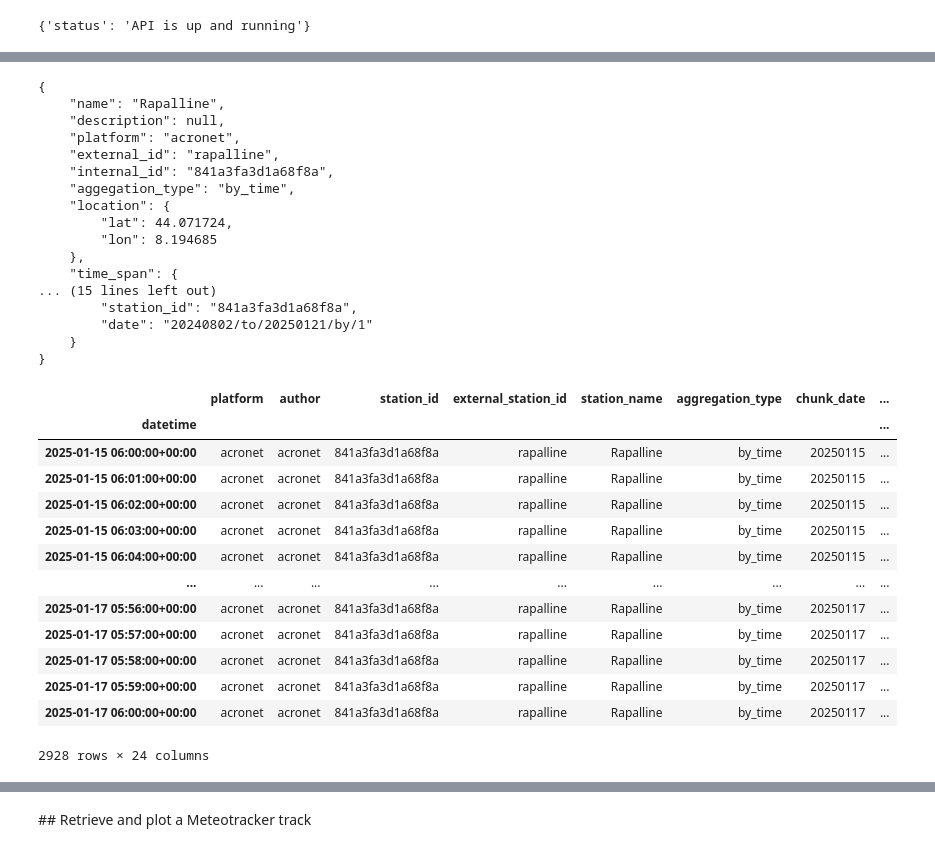
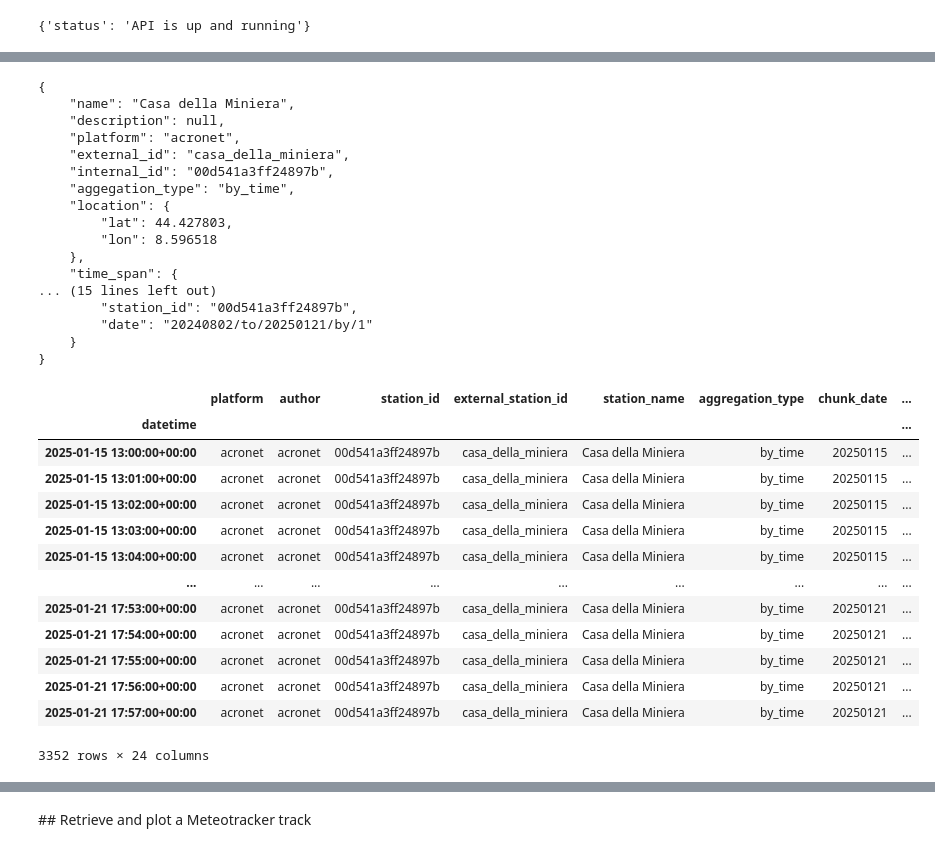
Before and after one commit to ecmwf/IonBeam, a Jupyter notebook: notebooks/api_tests/Quickstart.ipynb, the cells around one changed output, grey strips where cells are left out. Drawn from its saved outputs; the diff is of its cells as text; code cells hidden in the pictures.

```diff
--- a/notebooks/api_tests/Quickstart.ipynb
+++ b/notebooks/api_tests/Quickstart.ipynb
@@ -96,48 +96,49 @@ Stations with data in the last: (1 day, 0:00:00)
 # %%
 df = None
+now = datetime.now(UTC)
 if by_platform["acronet"]:
     example_station = by_platform["acronet"][0]
     print(json.dumps(example_station, indent = 4))
     args = {
-        "start_time" : (latest - timedelta(hours =  150)).isoformat(),
-        "end_time": latest.isoformat(),
+        "start_time" : (now - timedelta(hours =  150)).isoformat(),
+        "end_time": now.isoformat(),
     }
 
     data = api_get("retrieve", params = example_station["mars_selection"] | args | dict(format = "parquet"))
     df = pd.read_parquet(BytesIO(data.content))
 df
 # %% [output]
 {
-    "name": "Rapalline",
+    "name": "Casa della Miniera",
     "description": null,
     "platform": "acronet",
-    "external_id": "rapalline",
-    "internal_id": "841a3fa3d1a68f8a",
+    "external_id": "casa_della_miniera",
+    "internal_id": "00d541a3ff24897b",
     "aggegation_type": "by_time",
     "location": {
-        "lat": 44.071724,
-        "lon": 8.194685
+        "lat": 44.427803,
+        "lon": 8.596518
     },
     "time_span": {
 ... (15 lines left out)
-        "station_id": "841a3fa3d1a68f8a",
+        "station_id": "00d541a3ff24897b",
         "date": "20240802/to/20250121/by/1"
     }
 }
 |  | platform | author | station_id | external_station_id | station_name | aggregation_type | chunk_date | ... |
 | datetime |  |  |  |  |  |  |  | ... |
-| 2025-01-15 06:00:00+00:00 | acronet | acronet | 841a3fa3d1a68f8a | rapalline | Rapalline | by_time | 20250115 | ... |
-| 2025-01-15 06:01:00+00:00 | acronet | acronet | 841a3fa3d1a68f8a | rapalline | Rapalline | by_time | 20250115 | ... |
-| 2025-01-15 06:02:00+00:00 | acronet | acronet | 841a3fa3d1a68f8a | rapalline | Rapalline | by_time | 20250115 | ... |
-| 2025-01-15 06:03:00+00:00 | acronet | acronet | 841a3fa3d1a68f8a | rapalline | Rapalline | by_time | 20250115 | ... |
-| 2025-01-15 06:04:00+00:00 | acronet | acronet | 841a3fa3d1a68f8a | rapalline | Rapalline | by_time | 20250115 | ... |
+| 2025-01-15 13:00:00+00:00 | acronet | acronet | 00d541a3ff24897b | casa_della_miniera | Casa della Miniera | by_time | 20250115 | ... |
+| 2025-01-15 13:01:00+00:00 | acronet | acronet | 00d541a3ff24897b | casa_della_miniera | Casa della Miniera | by_time | 20250115 | ... |
+| 2025-01-15 13:02:00+00:00 | acronet | acronet | 00d541a3ff24897b | casa_della_miniera | Casa della Miniera | by_time | 20250115 | ... |
+| 2025-01-15 13:03:00+00:00 | acronet | acronet | 00d541a3ff24897b | casa_della_miniera | Casa della Miniera | by_time | 20250115 | ... |
+| 2025-01-15 13:04:00+00:00 | acronet | acronet | 00d541a3ff24897b | casa_della_miniera | Casa della Miniera | by_time | 20250115 | ... |
 | ... | ... | ... | ... | ... | ... | ... | ... | ... |
-| 2025-01-17 05:56:00+00:00 | acronet | acronet | 841a3fa3d1a68f8a | rapalline | Rapalline | by_time | 20250117 | ... |
-| 2025-01-17 05:57:00+00:00 | acronet | acronet | 841a3fa3d1a68f8a | rapalline | Rapalline | by_time | 20250117 | ... |
-| 2025-01-17 05:58:00+00:00 | acronet | acronet | 841a3fa3d1a68f8a | rapalline | Rapalline | by_time | 20250117 | ... |
-| 2025-01-17 05:59:00+00:00 | acronet | acronet | 841a3fa3d1a68f8a | rapalline | Rapalline | by_time | 20250117 | ... |
-| 2025-01-17 06:00:00+00:00 | acronet | acronet | 841a3fa3d1a68f8a | rapalline | Rapalline | by_time | 20250117 | ... |
+| 2025-01-21 17:53:00+00:00 | acronet | acronet | 00d541a3ff24897b | casa_della_miniera | Casa della Miniera | by_time | 20250121 | ... |
+| 2025-01-21 17:54:00+00:00 | acronet | acronet | 00d541a3ff24897b | casa_della_miniera | Casa della Miniera | by_time | 20250121 | ... |
+| 2025-01-21 17:55:00+00:00 | acronet | acronet | 00d541a3ff24897b | casa_della_miniera | Casa della Miniera | by_time | 20250121 | ... |
+| 2025-01-21 17:56:00+00:00 | acronet | acronet | 00d541a3ff24897b | casa_della_miniera | Casa della Miniera | by_time | 20250121 | ... |
+| 2025-01-21 17:57:00+00:00 | acronet | acronet | 00d541a3ff24897b | casa_della_miniera | Casa della Miniera | by_time | 20250121 | ... |
-2928 rows × 24 columns
+3352 rows × 24 columns
 # %%
 from matplotlib import pyplot as plt
 
```
Also changed, not shown: parts of 6 cells of this notebook.
